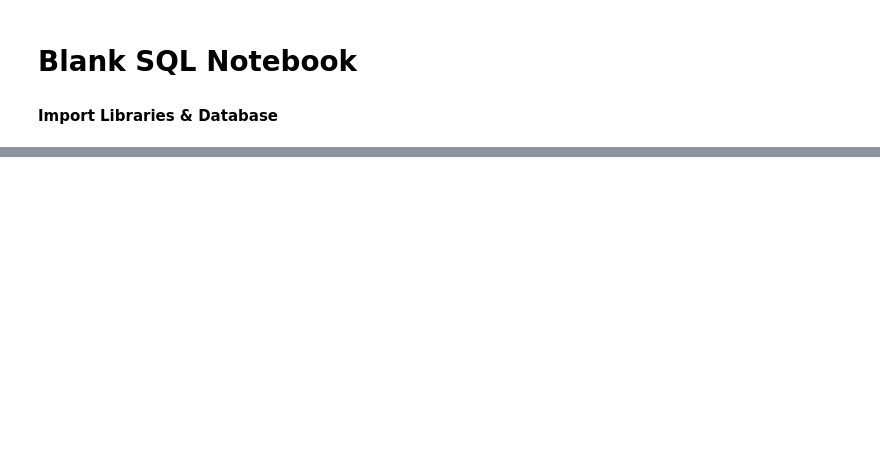
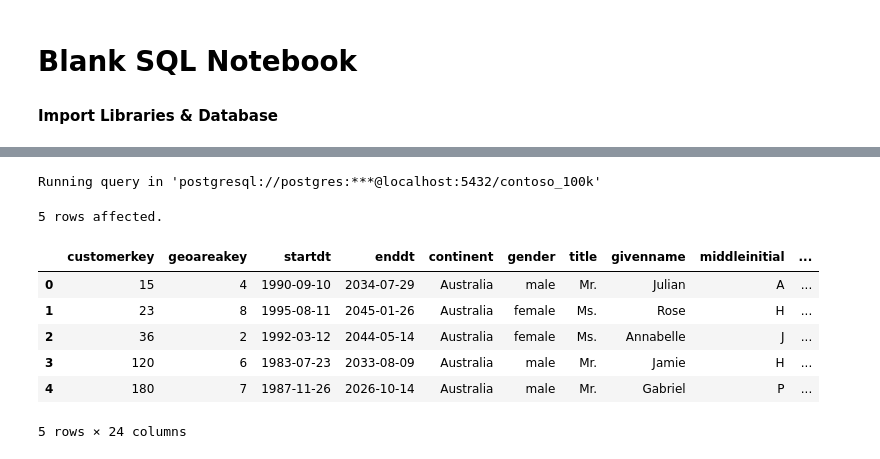
Before and after one commit to harshbrar03/SQL-Project, a Jupyter notebook: Resources/Blank_SQL_Notebook.ipynb, the cells around one changed output, grey strips where cells are left out. Cells and saved outputs as stored; diff of their text form; code cells hidden in the pictures; blank space fills up the shorter version.

```diff
--- a/Resources/Blank_SQL_Notebook.ipynb
+++ b/Resources/Blank_SQL_Notebook.ipynb
@@ -56,0 +98,15 @@ pd.options.display.float_format = '{:.2f}'.format
+# %%
+%%sql
+SELECT *
+FROM customer
+LIMIT 5;
+# %% [output]
+Running query in 'postgresql://postgres:***@localhost:5432/contoso_100k'
+5 rows affected.
+|  | customerkey | geoareakey | startdt | enddt | continent | gender | title | givenname | middleinitial | ... |
+| 0 | 15 | 4 | 1990-09-10 | 2034-07-29 | Australia | male | Mr. | Julian | A | ... |
+| 1 | 23 | 8 | 1995-08-11 | 2045-01-26 | Australia | female | Ms. | Rose | H | ... |
+| 2 | 36 | 2 | 1992-03-12 | 2044-05-14 | Australia | female | Ms. | Annabelle | J | ... |
+| 3 | 120 | 6 | 1983-07-23 | 2033-08-09 | Australia | male | Mr. | Jamie | H | ... |
+| 4 | 180 | 7 | 1987-11-26 | 2026-10-14 | Australia | male | Mr. | Gabriel | P | ... |
+5 rows × 24 columns
```
Also changed, not shown: parts of 9 cells of this notebook.
